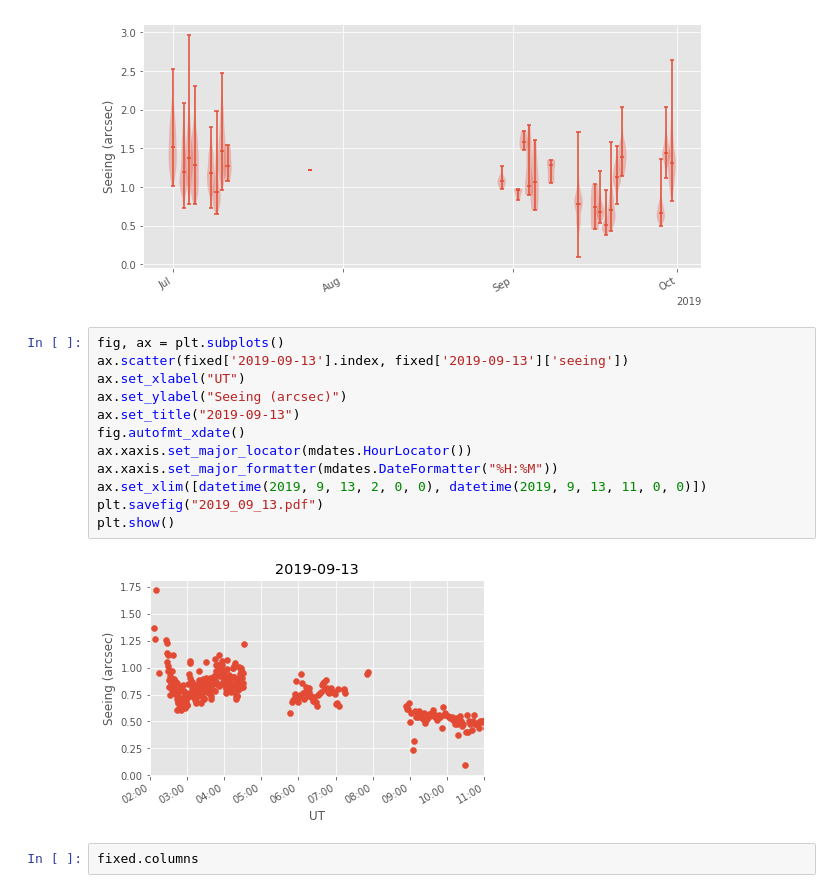
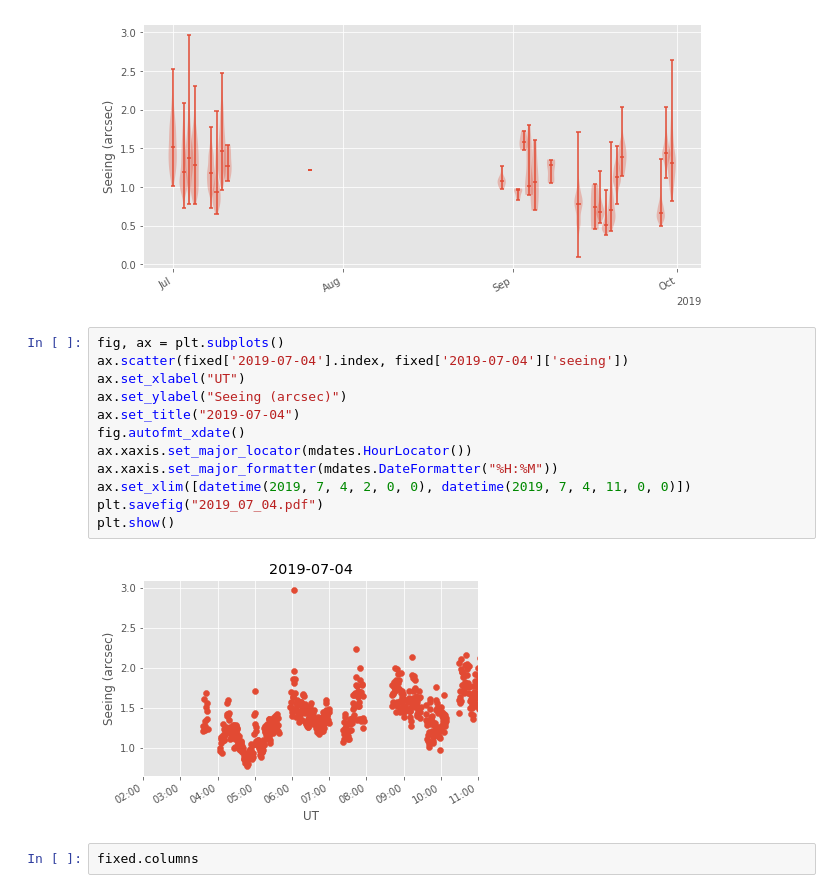
Before and after one commit to MMTObservatory/seeing_analysis, a Jupyter notebook: Seeing Summary - 2019_q3.ipynb, the cells around one changed output. Saved outputs shown, nothing was run; the diff lists cells and outputs as text.

Commit message:
commit plots and notebook updates

```diff
--- a/Seeing Summary - 2019_q3.ipynb
+++ b/Seeing Summary - 2019_q3.ipynb
@@ -204,18 +204,18 @@ plt.show()
 [figure]
 # %%
 fig, ax = plt.subplots()
-ax.scatter(fixed['2019-09-13'].index, fixed['2019-09-13']['seeing'])
+ax.scatter(fixed['2019-07-04'].index, fixed['2019-07-04']['seeing'])
 ax.set_xlabel("UT")
 ax.set_ylabel("Seeing (arcsec)")
-ax.set_title("2019-09-13")
+ax.set_title("2019-07-04")
 fig.autofmt_xdate()
 ax.xaxis.set_major_locator(mdates.HourLocator())
 ax.xaxis.set_major_formatter(mdates.DateFormatter("%H:%M"))
-ax.set_xlim([datetime(2019, 9, 13, 2, 0, 0), datetime(2019, 9, 13, 11, 0, 0)])
-plt.savefig("2019_09_13.pdf")
+ax.set_xlim([datetime(2019, 7, 4, 2, 0, 0), datetime(2019, 7, 4, 11, 0, 0)])
+plt.savefig("2019_07_04.pdf")
 plt.show()
 # %% [output]
-[figure, old version]
+[figure, new version]
 # %%
 fixed.columns
 # %% [output]
```
Also changed, not shown: parts of 2 cells of this notebook, 4 other files.
